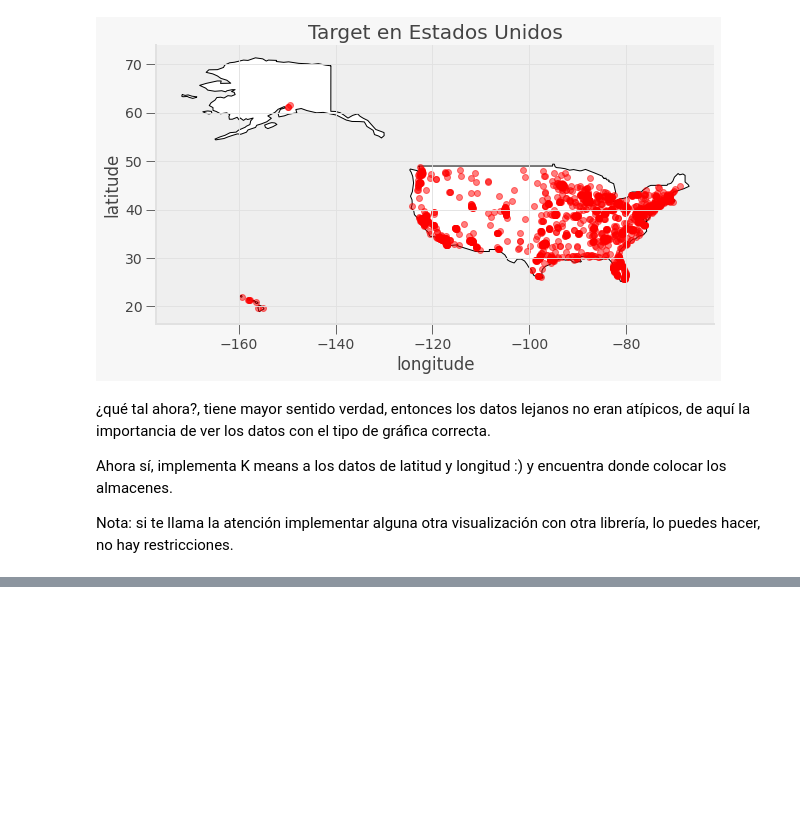
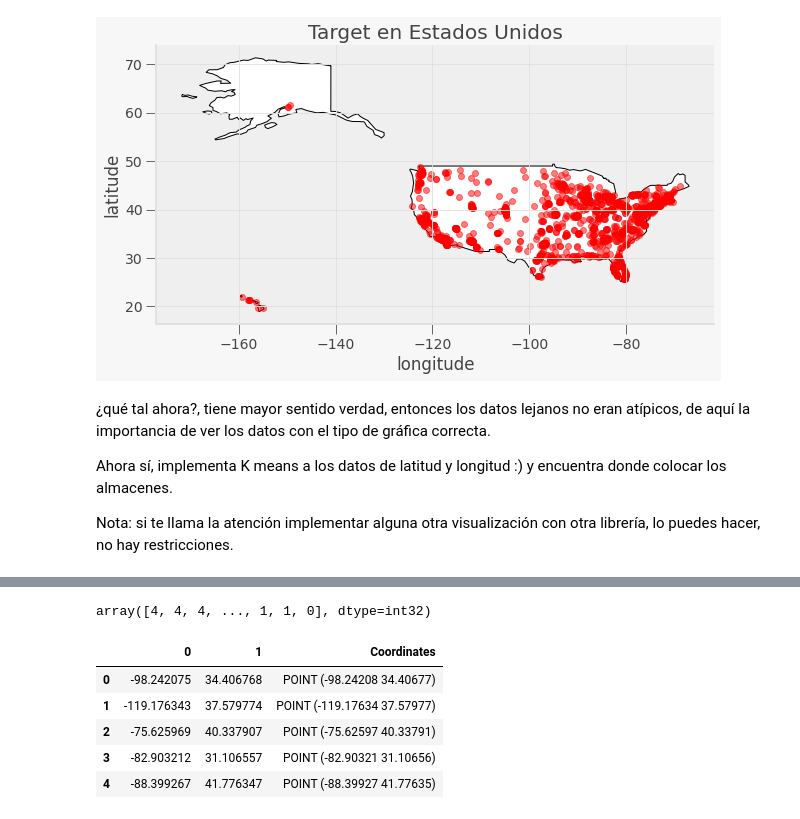
Before and after one commit to PosgradoMNA/actividades-de-aprendizaje-DGarcia-A01086411, a Jupyter notebook: Actividad_Semana_8_7_K_Means.ipynb, the cells around one changed output, grey strips where cells are left out. Saved outputs shown, nothing was run; the diff lists cells and outputs as text; code cells hidden in the pictures; blank space fills up the shorter version.

```diff
--- a/Actividad_Semana_8_7_K_Means.ipynb
+++ b/Actividad_Semana_8_7_K_Means.ipynb
@@ -304,0 +234,25 @@ print(dfClusters)
+# %%
+kmeans = KMeans(n_clusters = 5, init ='k-means++')
+kmeans.fit(latlong[latlong.columns[0:2]])
+labels = kmeans.labels_
+labels
+# %% [output]
+array([4, 4, 4, ..., 1, 1, 0], dtype=int32)
+# %%
+X = df[["longitude","latitude"]]
+kmeans = KMeans(n_clusters=5).fit(X)
+centroids = kmeans.cluster_centers_
+labels = kmeans.predict(X)
+C = kmeans.cluster_centers_
+C_DF = pd.DataFrame(C)
+C_DF["Coordinates"] = list(zip(C_DF[0], C_DF[1]))
+C_DF["Coordinates"] = C_DF["Coordinates"].apply(Point)
+gdf_C = gpd.GeoDataFrame(C_DF, geometry="Coordinates")
+gdf_C
+# %% [output]
+|  | 0 | 1 | Coordinates |
+| 0 | -98.242075 | 34.406768 | POINT (-98.24208 34.40677) |
+| 1 | -119.176343 | 37.579774 | POINT (-119.17634 37.57977) |
+| 2 | -75.625969 | 40.337907 | POINT (-75.62597 40.33791) |
+| 3 | -82.903212 | 31.106557 | POINT (-82.90321 31.10656) |
+| 4 | -88.399267 | 41.776347 | POINT (-88.39927 41.77635) |
```
Also changed, not shown: parts of 15 cells of this notebook.
